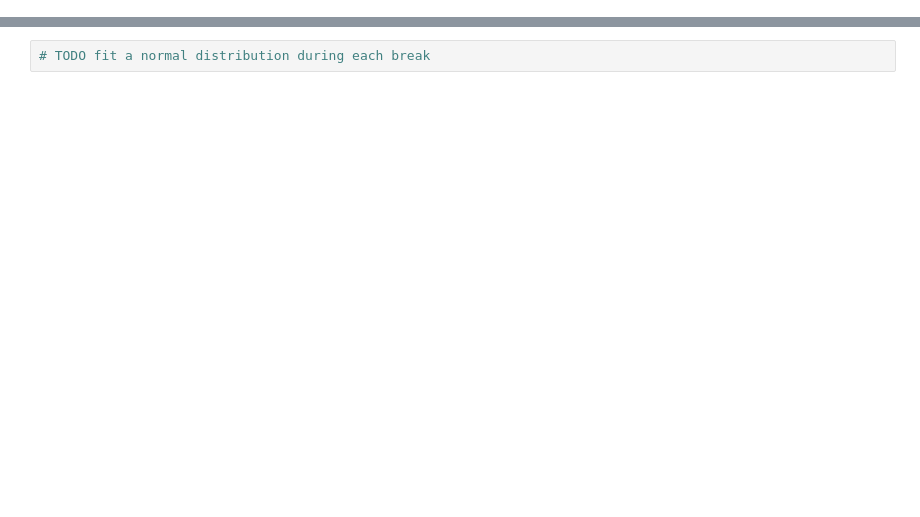
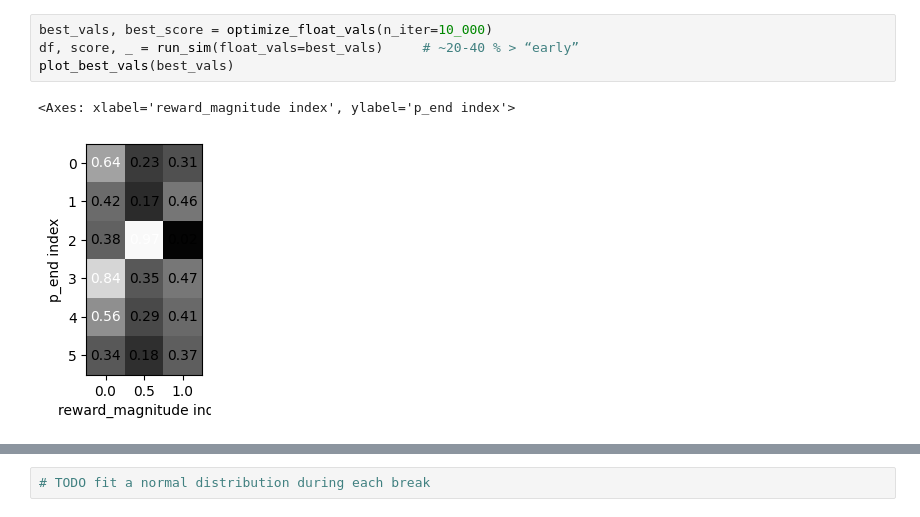
Before and after one commit to neurodream/Action-Timing-Task, a Jupyter notebook: scripts/sim_analysis_random.ipynb, the cells around one changed output, grey strips where cells are left out. Saved outputs shown, nothing was run; the diff lists cells and outputs as text; blank space fills up the shorter version.

```diff
--- a/scripts/sim_analysis_random.ipynb
+++ b/scripts/sim_analysis_random.ipynb
@@ -84,0 +18,7 @@ plt.show()
+# %%
+best_vals, best_score = optimize_float_vals(n_iter=10_000)
+df, score, _ = run_sim(float_vals=best_vals)     # ~20-40 % > “early”
+plot_best_vals(best_vals)
+# %% [output]
+<Axes: xlabel='reward_magnitude index', ylabel='p_end index'>
+[figure, added]
```
Also changed, not shown: parts of 7 cells of this notebook, 1 other file.
